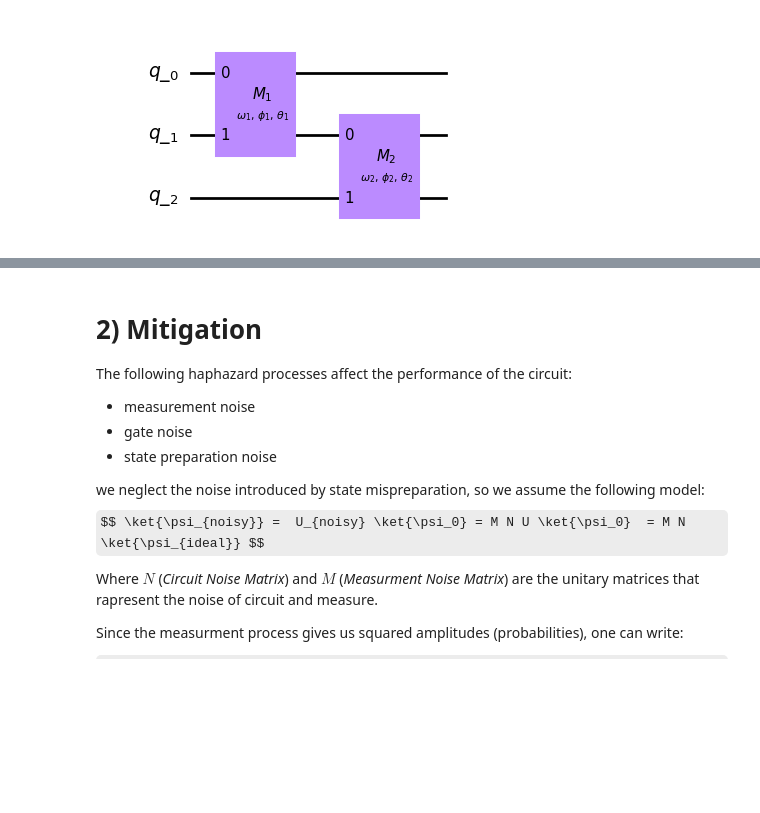
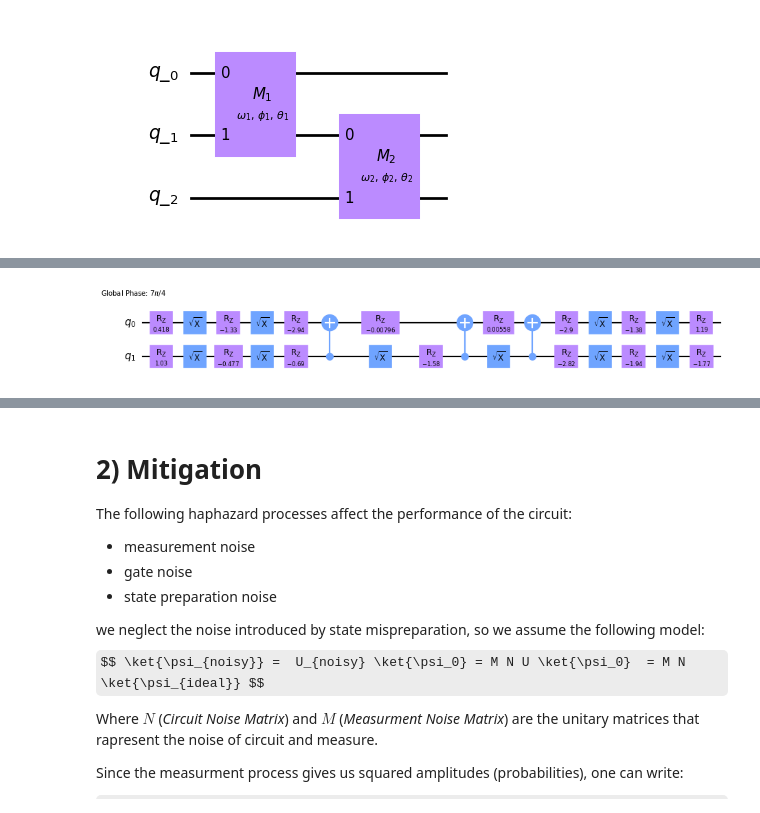
Before and after one commit to Valerio-Amico/valerio_amico_quantum_00, a Jupyter notebook: final_commit/final_commit.ipynb, the cells around one changed output, grey strips where cells are left out. Saved outputs shown, nothing was run; the diff lists cells and outputs as text; code cells hidden in the pictures; some formulas as TeX source; blank space fills up the shorter version.

```diff
--- a/final_commit/final_commit.ipynb
+++ b/final_commit/final_commit.ipynb
@@ -169,7 +169,22 @@ B_qc.draw(output="mpl")
 # %%
 # The matrix D is a block of B' T B
 
 # To avoid code redundancy, we defined the trotter operation
-# in the external script utility.py
-from lib import utility
-T = utility.trotterized_matrix()
+# in the external script utilities.py
+N_STEPS = 42
+TIME = np.pi
+
+from lib import utilities
+T = utilities.trotterized_matrix(TIME, N_STEPS)
+T_b = np.linalg.multi_dot([ B, T, B.transpose() ])
+
+D = T_b[0:4, 0:4]
+
+# Transpile the D operator and build the evolution circuit
+D_qc = QuantumCircuit(2, name="D")
+D_qc.unitary(D,[0,1])
+D_qc = transpile(D_qc, basis_gates=['cx','x','sx','rz']) # Jackarta basis gates
+
+D_qc.draw(output="mpl", style={"figwidth":13, "fontsize":11})
+# %% [output]
+[figure, added]
```
Also changed, not shown: parts of 6 cells of this notebook, 2 other files.
